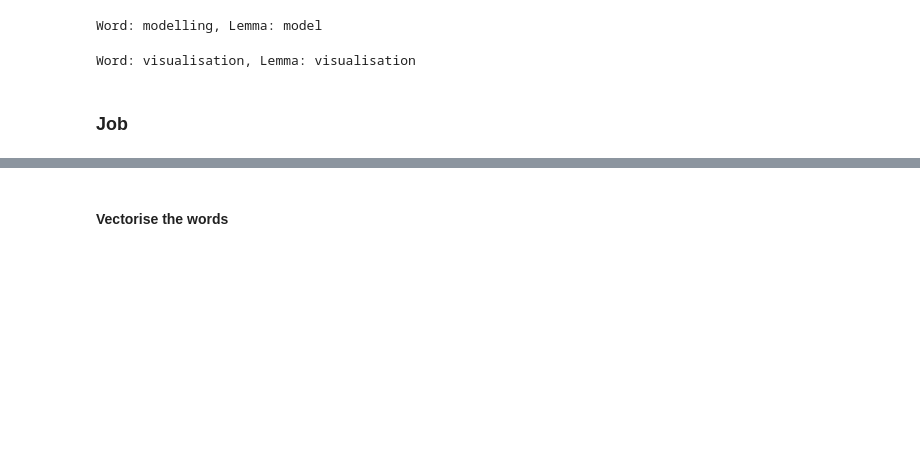
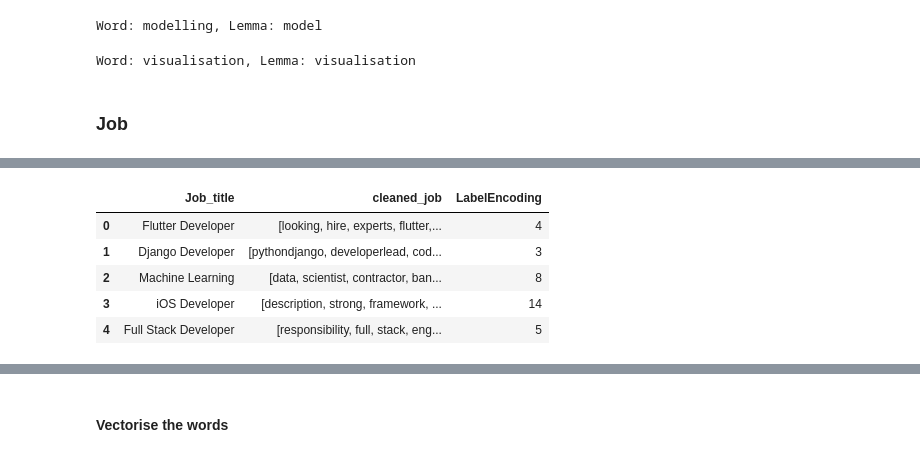
Before and after one commit to senghok510/Resume_matching, a Jupyter notebook: notebooks/feature_engineering.ipynb, the cells around one changed output, grey strips where cells are left out. Saved outputs shown, nothing was run; the diff lists cells and outputs as text; code cells hidden in the pictures; blank space fills up the shorter version.

```diff
--- a/notebooks/feature_engineering.ipynb
+++ b/notebooks/feature_engineering.ipynb
@@ -257,0 +246,9 @@ Word: visualisation, Lemma: visualisation
+# %%
+job.head()
+# %% [output]
+|  | Job_title | cleaned_job | LabelEncoding |
+| 0 | Flutter Developer | [looking, hire, experts, flutter,... | 4 |
+| 1 | Django Developer | [pythondjango, developerlead, cod... | 3 |
+| 2 | Machine Learning | [data, scientist, contractor, ban... | 8 |
+| 3 | iOS Developer | [description, strong, framework, ... | 14 |
+| 4 | Full Stack Developer | [responsibility, full, stack, eng... | 5 |
```
Also changed, not shown: parts of 12 cells of this notebook.
